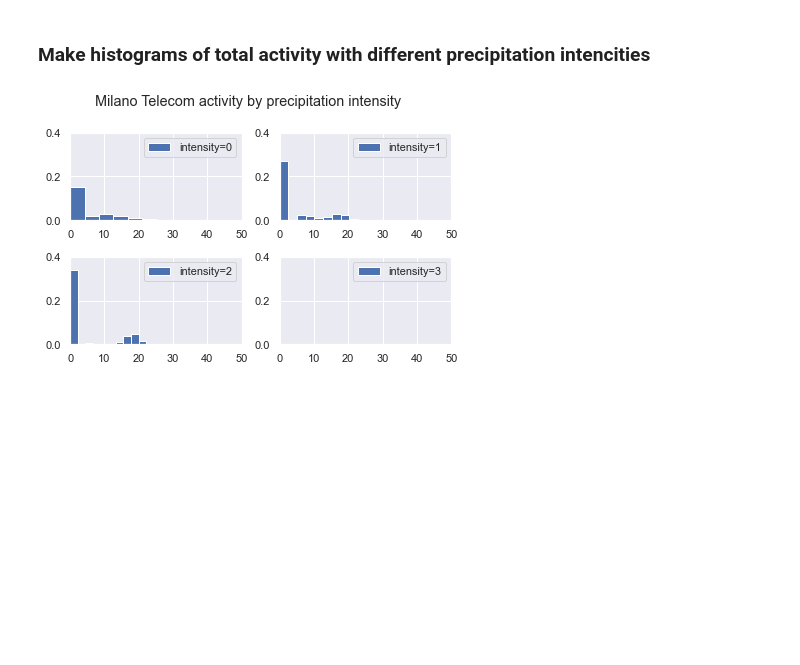
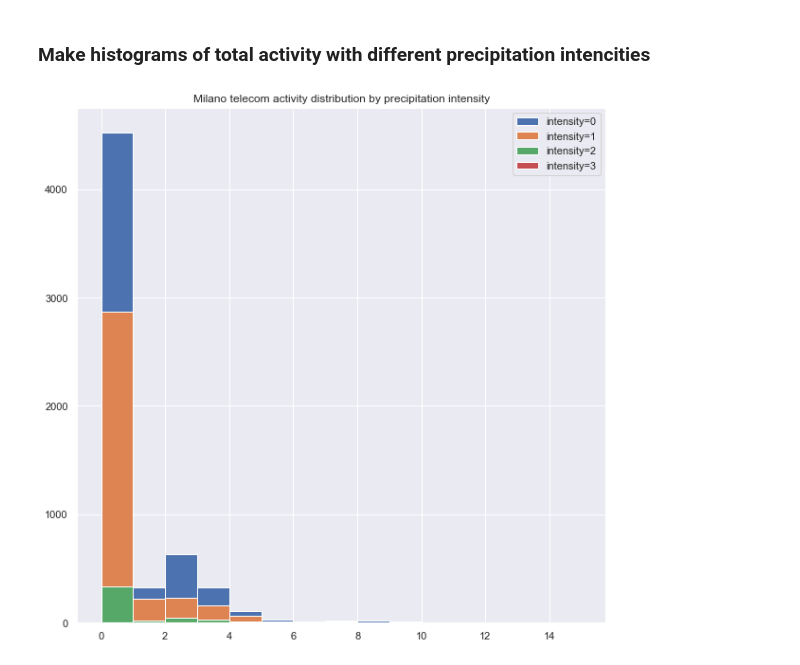
Before and after one commit to Saukkoriipi/DDI_Project, a Jupyter notebook: Project_main.ipynb, the cells around one changed output. Cells and saved outputs as stored; diff of their text form; code cells hidden in the pictures; blank space fills up the shorter version.

```diff
--- a/Project_main.ipynb
+++ b/Project_main.ipynb
@@ -456,7 +474,7 @@ def create_telecom_SFrame(paths, start_date, end_date):
         df = pd.read_csv(path, sep="\t", header=None)
         df = df.fillna(0)
         df.columns = ["SquareID", "time", "country_code", "SMSin", "SMSout", "call_in" ,"call_out", "internet_traffic"]
-        df['total'] = df['SMSin']+df['SMSout']+df['call_in']+df['call_out']+df['internet_traffic']
+        df['total'] = df['SMSin']+df['SMSout']+df['call_in']+df['call_out']
         df = df.drop(['country_code', 'SMSin', 'SMSout', 'call_in', 'call_out', 'internet_traffic'], axis=1)
         result_df= result_df.append(df)
 
@@ -486,7 +504,7 @@ data_paths_trentino_dec = glob2.glob("data/trento_telecom_dec/*")
 milano_tele_nov = create_telecom_SFrame(data_paths_milano_nov, 26, 28)
 milano_tele_dec = create_telecom_SFrame(data_paths_milano_dec, 24, 26)
 trentino_tele_nov = create_telecom_SFrame(data_paths_trentino_nov, 26, 28)
-trentino_tele_dec = create_telecom_SFrame(data_paths_trentino_dec, 24, 26)
+trentino_tele_dec = create_telecom_SFrame(data_paths_trentino_dec, 24, 36)
 
 # Append Milano_tele_dec and Milano_tele_nov to same SFrame
 # Do same to trentino telecom data
@@ -662,76 +680,41 @@ g=sns.heatmap(df_trentino[corr_features_trentino].corr(),annot=False,cmap="RdYlG
 # %%
 # Split Milano weather data, bases in intensity, to 4 groups (intensity classes 0 to 3).
 milano_w0 = milano.filter_by(0, 'intensity')
 milano_w1 = milano.filter_by(1, 'intensity')
 milano_w2 = milano.filter_by(2, 'intensity')
 milano_w3 = milano.filter_by(3, 'intensity')
 
 # Split Milano weather data, bases on intensity, to 6 groups (intensity classes 1 to 6).
 trentino_w1 = trentino[(trentino['intensity'] >= 1) & (trentino['intensity'] <= 3)]
 trentino_w2 = trentino[(trentino['intensity'] >= 4) & (trentino['intensity'] <= 6)]
 trentino_w3 = trentino[(trentino['intensity'] >= 7) & (trentino['intensity'] <= 9)]
 trentino_w4 = trentino[(trentino['intensity'] >= 10) & (trentino['intensity'] <= 12)]
 trentino_w5 = trentino[(trentino['intensity'] >= 13) & (trentino['intensity'] <= 15)]
 trentino_w6 = trentino[(trentino['intensity'] >= 16) & (trentino['intensity'] <= 18)]
 
-# Make Milano histograms. One for each precipitation intensity class.
-fig, ax = plt.subplots(2, 2, sharey=True, tight_layout=True)
-plt.subplot(2, 2, 1)
-plt.xlim(0, 50)
-plt.ylim(0, 0.4)
-plt.hist(milano_w0["total"], bins=10, density=True)
-plt.legend(["intensity=0"], loc ="upper right")
-plt.subplot(2, 2, 2)
-plt.xlim(0, 50)
-plt.ylim(0, 0.4)
-plt.hist(milano_w1["total"], bins=10, density=True)
-plt.legend(["intensity=1"], loc ="upper right")
-plt.subplot(2, 2, 3)
-plt.xlim(0, 50)
-plt.ylim(0, 0.4)
-plt.hist(milano_w2["total"], bins=10, density=True)
-plt.legend(["intensity=2"], loc ="upper right")
-plt.subplot(2, 2, 4)
-plt.xlim(0, 50)
-plt.ylim(0, 0.4)
-plt.hist(milano_w3["total"], bins=10, density=True)
-plt.legend(["intensity=3"], loc ="upper right")
-plt.suptitle('Milano Telecom activity by precipitation intensity')
+# Plot Milano telecom activity histogram
+bins = list(range(0, 15 + 1, 1))
+plt.rcParams["figure.figsize"] = (10, 10)
+plt.hist(milano_w0["total"], bins=bins)
+plt.hist(milano_w1["total"], bins=bins)
+plt.hist(milano_w2["total"], bins=bins)
+plt.hist(milano_w3["total"], bins=bins)
+plt.title("Milano telecom activity distribution by precipitation intensity")
+plt.legend(["intensity=0", "intensity=1", "intensity=2","intensity=3"], loc ="upper right")
 plt.show()
 
-# Make Trentino histograms. One for each precipitation intensity class.
-fig, ax = plt.subplots(3, 2, sharey=True, tight_layout=True)
-# Histogram 1
-plt.subplot(3, 2, 1)
-#plt.ylim(0, 0.4)
-plt.hist(trentino_w1["total"], bins=20, density=True)
-plt.legend(["intensity=1"], loc ="upper right")
-# Histogram 2
-plt.subplot(3, 2, 2)
-#plt.ylim(0, 0.4)
-plt.hist(trentino_w2["total"], bins=20, density=True)
-plt.legend(["intensity=2"], loc ="upper right")
-# Histogram 3
-plt.subplot(3, 2, 3)
-#plt.ylim(0, 0.4)
-plt.hist(trentino_w3["total"], bins=20, density=True)
-plt.legend(["intensity=3"], loc ="upper right")
-# Histogram 4
-plt.subplot(3, 2, 4)
-#plt.ylim(0, 0.4)
-plt.hist(trentino_w4["total"], bins=20, density=True)
-plt.legend(["intensity=4"], loc ="upper right")
-# Histogram 5
-plt.subplot(3, 2, 5)
-#plt.ylim(0, 0.4)
-plt.hist(trentino_w5["total"], bins=20, density=True)
-plt.legend(["intensity=5"], loc ="upper right")
-# Histogram 6
-plt.subplot(3, 2, 6)
-#plt.ylim(0, 0.4)
-plt.hist(trentino_w6["total"], bins=20, density=True)
-plt.legend(["intensity=6"], loc ="upper right")
-plt.suptitle('Trentino Telecom activity by precipitation intensity')
+# Plot Trentino telecom activity histogram
+bins = list(range(0, 50 + 1, 1))
+plt.rcParams["figure.figsize"] = (10, 10)
+plt.hist(trentino_w1["total"], bins=bins)
+plt.hist(trentino_w2["total"], bins=bins)
+plt.hist(trentino_w3["total"], bins=bins)
+plt.hist(trentino_w4["total"], bins=bins)
+plt.hist(trentino_w5["total"], bins=bins)
+plt.hist(trentino_w6["total"], bins=bins)
+plt.title("Trentino telecom activity distribution by precipitation intensity")
+plt.legend(["intensity=0", "intensity=1", "intensity=2","intensity=3","intensity=4"
+           ,"intensity=5","intensity=6"], loc ="upper right")
 plt.show()
 # %% [output]
-[figure, old version]
+[figure, new version]
```
Also changed, not shown: parts of 38 cells of this notebook.
